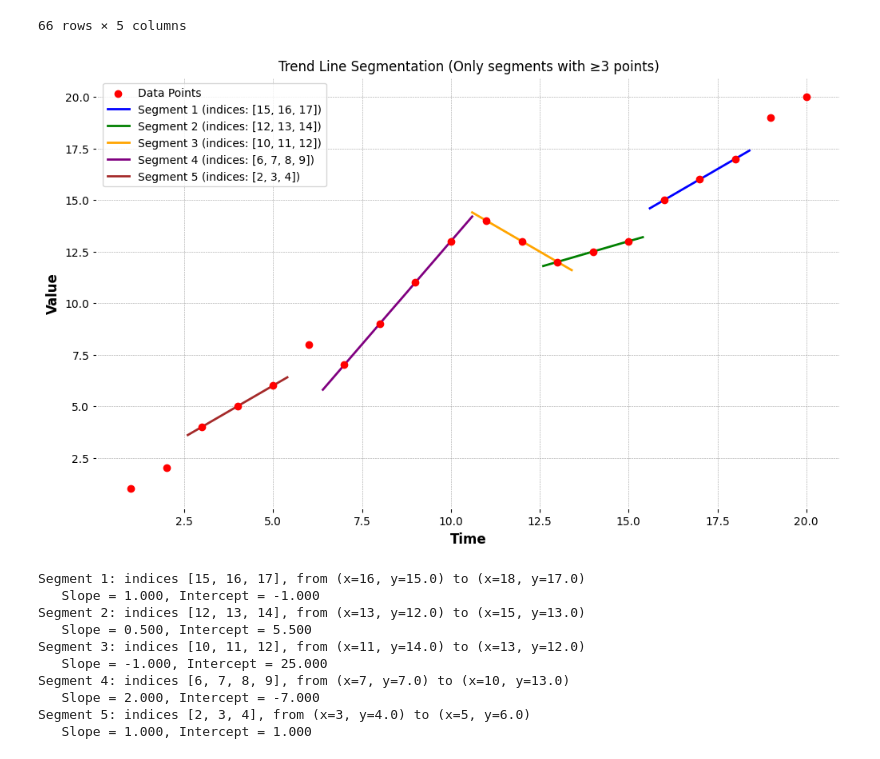
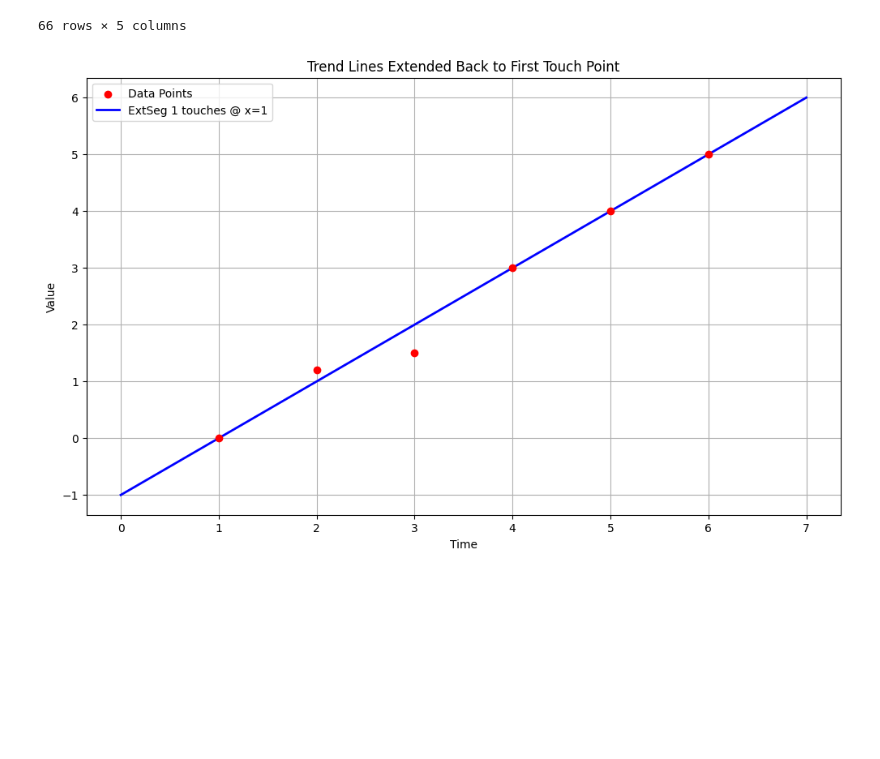
Before and after one commit to Abhijithv61/Price-Action-Trend-Line, a Jupyter notebook: fit_line.ipynb, the cells around one changed output. Cells and saved outputs as stored; diff of their text form; code cells hidden in the pictures; blank space fills up the shorter version.

```diff
--- a/fit_line.ipynb
+++ b/fit_line.ipynb
@@ -81,11 +81,14 @@ import matplotlib.pyplot as plt
 
 # --- Hardcoded Data with 20 Data Points ---
 # Here x is set to 1, 2, …, 20.
-x = np.arange(1, 21)
+x = np.arange(1, 7)
+# x = np.random.randint(0, 20,size=(20))
 
 # Define 20 y-values manually. You can adjust these values to experiment with different trends.
-y = np.array([1, 2, 4, 5, 6, 8, 7, 9, 11, 13,
-              14, 13, 12, 12.5, 13, 15, 16, 17, 19, 20])
+# y = np.array([1, 2.9, 4, 5, 6, 8, 7, 9, 11, 13,
+#               14, 13, 12, 12.5, 13, 15, 16, 17, 19, 20])
+y = np.array([0,1.2, 1.5, 3, 4, 5])
+z = np.array([1.2, 1.7, 3.3, 4.2, 5.1])
 
 # --- Helper Function for Collinearity Check ---
 def is_point_on_line(x_line, y_line, x_pt, y_pt, tol=1e-6):
@@ -141,72 +144,58 @@ def segment_trend_lines(x, y, tol=1e-6):
             x_line = [x[group_indices[0]], x[group_indices[-1]]]
             y_line = [y[group_indices[0]], y[group_indices[-1]]]
             if is_point_on_line(x_line, y_line, x[j], y[j], tol):
                 # Add the point at index j to the start of the current group.
                 group_indices.insert(0, j)
                 j -= 1
             else:
                 break
 
         # Only accept this segment if it includes at least 3 points.
         if len(group_indices) >= 3:
             slope, intercept = compute_line_params(group_indices)
             segments.append((group_indices[0], group_indices[-1], slope, intercept, group_indices))
             # Set the new current_end to the earliest point of this accepted segment.
             current_end = group_indices[0]
         else:
             # If only two points form the line, we skip this candidate and move one point back.
             current_end -= 1
 
     return segments
 
 # --- Get Segments ---
 segments = segment_trend_lines(x, y, tol=1e-6)
 
-# --- Plotting the Data and Trend Line Segments ---
+# 2) for each segment, find the earliest j < start_idx where y[j] lies on the line
+extended_segments = []
+for start_idx, end_idx, slope, intercept, group in segments:
+    ext_start = start_idx
+    # walk backward until we hit the first collinear point (if any)
+    for j in range(start_idx - 1, -1, -1):
+        # predicted y at x[j] on this line
+        y_pred = slope * x[j] + intercept
+        if np.isclose(y_pred, y[j], atol=1e-6):
+            ext_start = j
+            break
+    extended_segments.append((ext_start, end_idx, slope, intercept, group))
+
+# 3) plot original data + each extended line up to its first touch
 plt.figure(figsize=(12, 7))
-plt.scatter(x, y, color='red', zorder=5, label='Data Points')
+plt.scatter(x, y, c='red', label='Data Points', zorder=5)
+colors = ['blue','green','orange','purple','brown']
+for idx, (s_i, e_i, m, b, grp) in enumerate(extended_segments):
+    # build a little buffer so it “sticks out” visually
+    x0, x1 = x[s_i], x[e_i]
+    buf = 0.2 * (x1 - x0)
+    xs = np.linspace(x0 - buf, x1 + buf, 200)
+    ys = m * xs + b
+    plt.plot(xs, ys, color=colors[idx % len(colors)],
+             label=f"ExtSeg {idx+1} touches @ x={x[s_i]}", linewidth=2)
 
-# Colors for different segments.
-colors = ['blue', 'green', 'orange', 'purple', 'brown']
-
-for idx, seg in enumerate(segments):
-    start_idx, end_idx, slope, intercept, group = seg
-    # Extend a little beyond for visualization.
-    x_min = x[start_idx] - 0.2 * (x[end_idx] - x[start_idx])
-    x_max = x[end_idx] + 0.2 * (x[end_idx] - x[start_idx])
-    if slope != np.inf:
-        xs = np.linspace(x_min, x_max, 100)
-        ys = slope * xs + intercept
-    else:
-        xs = np.full(100, x[start_idx])
-        ys = np.linspace(min(y[start_idx], y[end_idx]), max(y[start_idx], y[end_idx]), 100)
-    plt.plot(xs, ys, color=colors[idx % len(colors)],
-             label=f"Segment {idx+1} (indices: {group})", linewidth=2)
-
-plt.xlabel('Time')
-plt.ylabel('Value')
-plt.title('Trend Line Segmentation (Only segments with ≥3 points)')
+plt.xlabel("Time")
+plt.ylabel("Value")
+plt.title("Trend Lines Extended Back to First Touch Point")
 plt.legend()
 plt.grid(True)
 plt.show()
-
-# --- Reporting the Segments ---
-for idx, seg in enumerate(segments):
-    start_idx, end_idx, slope, intercept, group = seg
-    print(f"Segment {idx+1}: indices {group}, from (x={x[start_idx]}, y={y[start_idx]}) to (x={x[end_idx]}, y={y[end_idx]})")
-    if slope != np.inf:
-        print(f"   Slope = {slope:.3f}, Intercept = {intercept:.3f}")
-    else:
-        print("   Vertical line segment.")
 # %% [output]
-[figure, old version]
+[figure, new version]
-Segment 1: indices [15, 16, 17], from (x=16, y=15.0) to (x=18, y=17.0)
-   Slope = 1.000, Intercept = -1.000
-Segment 2: indices [12, 13, 14], from (x=13, y=12.0) to (x=15, y=13.0)
-   Slope = 0.500, Intercept = 5.500
-Segment 3: indices [10, 11, 12], from (x=11, y=14.0) to (x=13, y=12.0)
-   Slope = -1.000, Intercept = 25.000
-Segment 4: indices [6, 7, 8, 9], from (x=7, y=7.0) to (x=10, y=13.0)
-   Slope = 2.000, Intercept = -7.000
-Segment 5: indices [2, 3, 4], from (x=3, y=4.0) to (x=5, y=6.0)
-   Slope = 1.000, Intercept = 1.000
```
Also changed, not shown: parts of 1 cell of this notebook.
